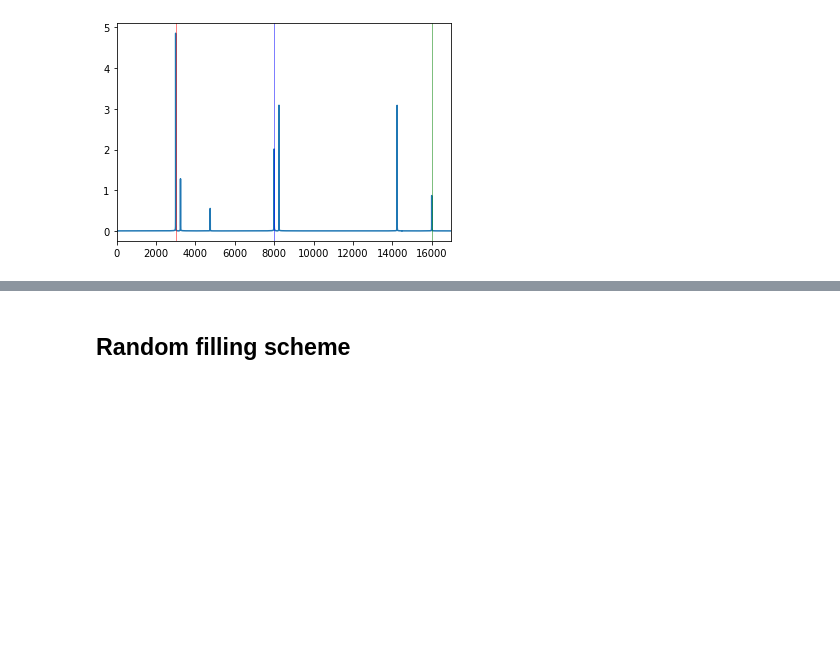
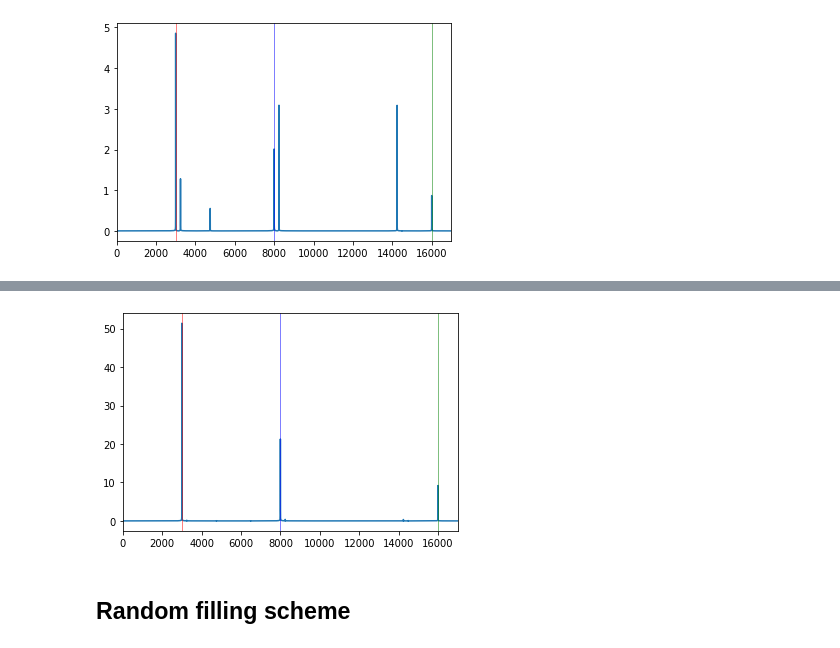
Before and after one commit to skostogl/ADTObsBox_analysis, a Jupyter notebook: 000_simple_example.ipynb, the cells around one changed output, grey strips where cells are left out. Drawn from its saved outputs; the diff is of its cells as text; code cells hidden in the pictures; blank space fills up the shorter version.

```diff
--- a/000_simple_example.ipynb
+++ b/000_simple_example.ipynb
@@ -157,3 +231,42 @@ for freq, color in zip([signal1_frequency, signal2_frequency, signal3_frequency]
+# %%
+# full machine but bunch intensity variations
+
+import random
+
+nb_bunches = total_nb_bunches
+filling_pattern = np.arange(0, nb_bunches)
+signal_freqs = np.linspace(0, sampling_frequency, len(time))
+
+repeat_fft = 3
+signal_freqs_extended = np.linspace(0, sampling_frequency*repeat_fft, repeat_fft*len(time))
+
+signal_bunch = {}
+fft_bunch = {}
+combined_fft_bunch_corrected = []
+
+random_amplitudes = [random.uniform(1, 20) for i in range(3564)]
+
+for nb_bunch in range(nb_bunches):
+    #print(nb_bunch)
+    time_delay = filling_pattern[nb_bunch] * bunch_spacing
+    bunch_time = time + time_delay
+    signal_bunch[nb_bunch] = signal1_amplitude*np.cos(2*np.pi*signal1_frequency*bunch_time) + signal2_amplitude* np.cos(2*np.pi*signal2_frequency*bunch_time) + signal3_amplitude* np.cos(2*np.pi*signal3_frequency*bunch_time)
+    signal_bunch[nb_bunch]*=random_amplitudes[nb_bunch]
+    fft_bunch[nb_bunch] = np.fft.fft(signal_bunch[nb_bunch])
+    fft_bunch[nb_bunch]/= len(fft_bunch[nb_bunch]) # no abs
+    fft_bunch[nb_bunch]*= 2.0
+
+    fft_bunch[nb_bunch] = np.concatenate([fft_bunch[nb_bunch]]*repeat_fft)
+    combined_fft_bunch_corrected.append(fft_bunch[nb_bunch] * np.exp(-1j*2*np.pi*signal_freqs_extended*time_delay))
+
+combined_fft = np.mean(combined_fft_bunch_corrected, axis=0)
+plt.plot(signal_freqs_extended, abs(combined_fft))
+plt.xlim(0, 17000)
+
+for freq, color in zip([signal1_frequency, signal2_frequency, signal3_frequency], [signal1_color, signal2_color, signal3_color]):
+    plt.axvline(freq, c=color, lw=0.5)
+# %% [output]
+[figure, added]
 # %% [markdown]
 ## Random filling scheme
 # %%
```
Also changed, not shown: parts of 7 cells of this notebook.
